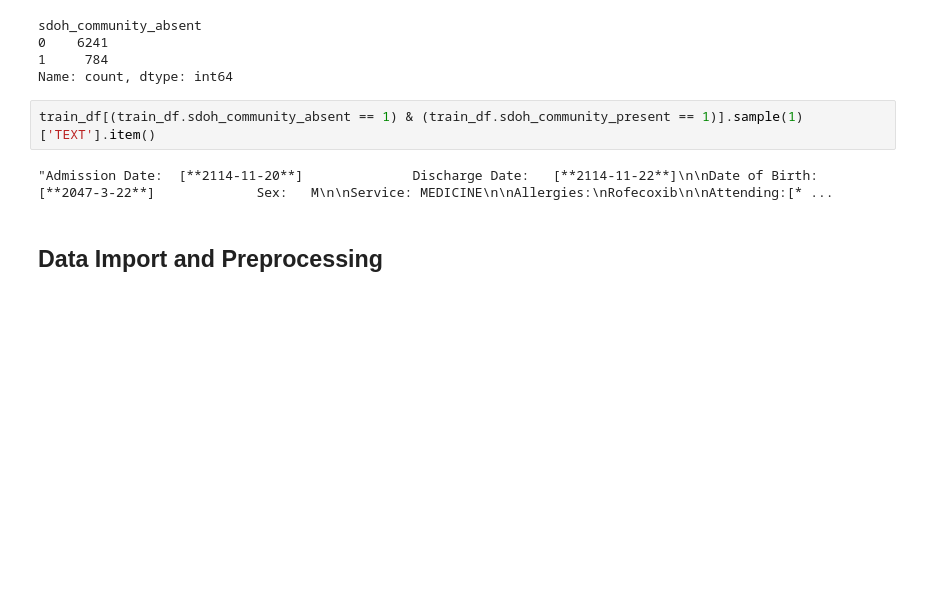
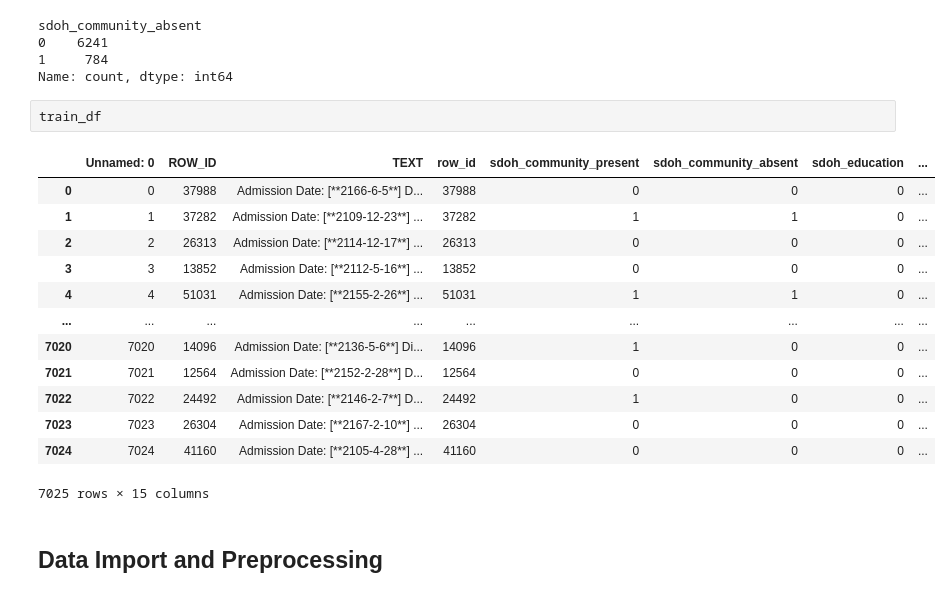
Before and after one commit to Duke-Datathon-2024/team-4, a Jupyter notebook: roberta_base.ipynb, the cells around one changed output. Cells and saved outputs as stored; diff of their text form; blank space fills up the shorter version.

```diff
--- a/roberta_base.ipynb
+++ b/roberta_base.ipynb
@@ -130,10 +132,22 @@ sdoh_community_absent
 0    6241
 1     784
 Name: count, dtype: int64
-# %%
-train_df[(train_df.sdoh_community_absent == 1) & (train_df.sdoh_community_present == 1)].sample(1)['TEXT'].item()
-# %% [output]
-"Admission Date:  [**2114-11-20**]              Discharge Date:   [**2114-11-22**]\n\nDate of Birth:  [**2047-3-22**]             Sex:   M\n\nService: MEDICINE\n\nAllergies:\nRofecoxib\n\nAttending:[* ...
+# %%
+train_df
+# %% [output]
+|  | Unnamed: 0 | ROW_ID | TEXT | row_id | sdoh_community_present | sdoh_community_absent | sdoh_education | ... |
+| 0 | 0 | 37988 | Admission Date: [**2166-6-5**] D... | 37988 | 0 | 0 | 0 | ... |
+| 1 | 1 | 37282 | Admission Date: [**2109-12-23**] ... | 37282 | 1 | 1 | 0 | ... |
+| 2 | 2 | 26313 | Admission Date: [**2114-12-17**] ... | 26313 | 0 | 0 | 0 | ... |
+| 3 | 3 | 13852 | Admission Date: [**2112-5-16**] ... | 13852 | 0 | 0 | 0 | ... |
+| 4 | 4 | 51031 | Admission Date: [**2155-2-26**] ... | 51031 | 1 | 1 | 0 | ... |
+| ... | ... | ... | ... | ... | ... | ... | ... | ... |
+| 7020 | 7020 | 14096 | Admission Date: [**2136-5-6**] Di... | 14096 | 1 | 0 | 0 | ... |
+| 7021 | 7021 | 12564 | Admission Date: [**2152-2-28**] D... | 12564 | 0 | 0 | 0 | ... |
+| 7022 | 7022 | 24492 | Admission Date: [**2146-2-7**] D... | 24492 | 1 | 0 | 0 | ... |
+| 7023 | 7023 | 26304 | Admission Date: [**2167-2-10**] ... | 26304 | 0 | 0 | 0 | ... |
+| 7024 | 7024 | 41160 | Admission Date: [**2105-4-28**] ... | 41160 | 0 | 0 | 0 | ... |
+7025 rows × 15 columns
 # %% [markdown]
 ## Data Import and Preprocessing
 # %%
```
Also changed, not shown: parts of 5 cells of this notebook, 2 other files.
